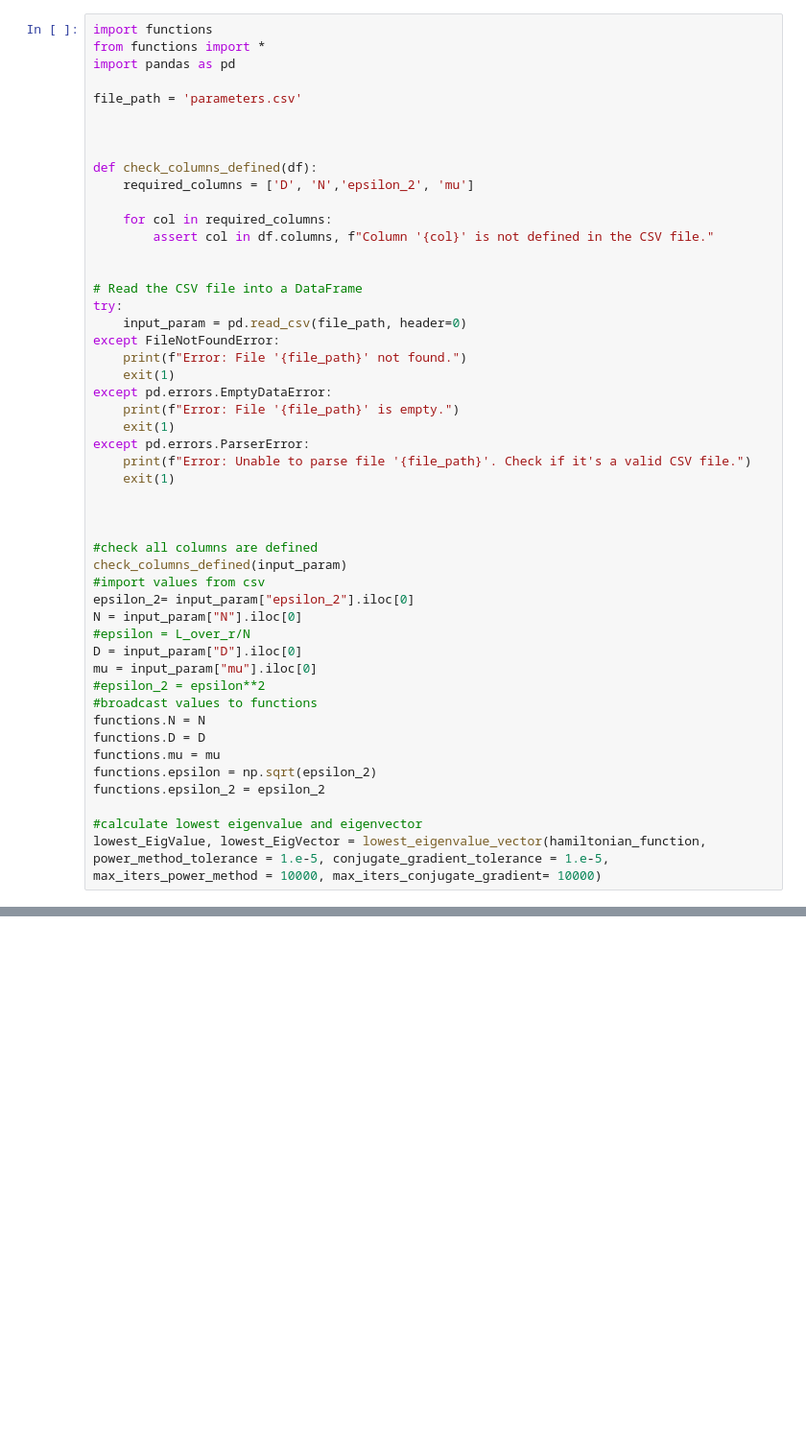
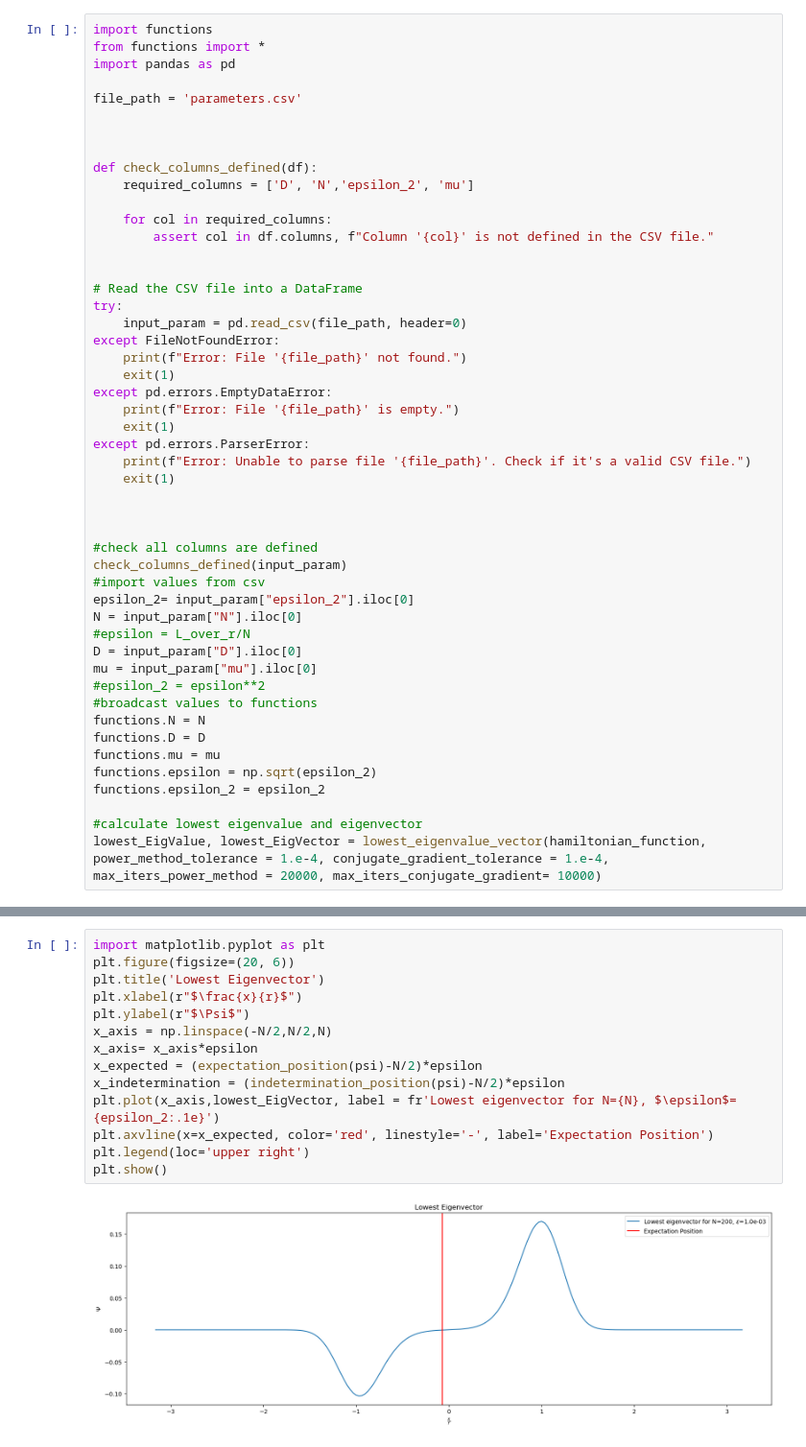
Before and after one commit to Quanta-Dan/comp_phys, a Jupyter notebook: ground_state.ipynb, the cells around one changed output, grey strips where cells are left out. Shown: that part at 96% size. Drawn from its saved outputs; the diff is of its cells as text; blank space fills up the shorter version.

```diff
--- a/ground_state.ipynb
+++ b/ground_state.ipynb
@@ -46,4 +46,4 @@ functions.epsilon = np.sqrt(epsilon_2)
 functions.epsilon_2 = epsilon_2
 
 #calculate lowest eigenvalue and eigenvector
-lowest_EigValue, lowest_EigVector = lowest_eigenvalue_vector(hamiltonian_function,  power_method_tolerance = 1.e-5, conjugate_gradient_tolerance = 1.e-5, max_iters_power_method = 10000, max_iters_conjugate_gradient= 10000)
+lowest_EigValue, lowest_EigVector = lowest_eigenvalue_vector(hamiltonian_function,  power_method_tolerance = 1.e-4, conjugate_gradient_tolerance = 1.e-4, max_iters_power_method = 20000, max_iters_conjugate_gradient= 10000)
@@ -77,0 +83,16 @@ print("Probability for x > 0:", probability_xg0(psi))
+# %%
+import matplotlib.pyplot as plt
+plt.figure(figsize=(20, 6))
+plt.title('Lowest Eigenvector')
+plt.xlabel(r"$\frac{x}{r}$")
+plt.ylabel(r"$\Psi$")
+x_axis = np.linspace(-N/2,N/2,N)
+x_axis= x_axis*epsilon
+x_expected = (expectation_position(psi)-N/2)*epsilon
+x_indetermination = (indetermination_position(psi)-N/2)*epsilon
+plt.plot(x_axis,lowest_EigVector, label = fr'Lowest eigenvector for N={N}, $\epsilon$={epsilon_2:.1e}')
+plt.axvline(x=x_expected, color='red', linestyle='-', label='Expectation Position')
+plt.legend(loc='upper right')
+plt.show()
+# %% [output]
+[figure, added]
```
Also changed, not shown: parts of 5 cells of this notebook, 2 other files.
